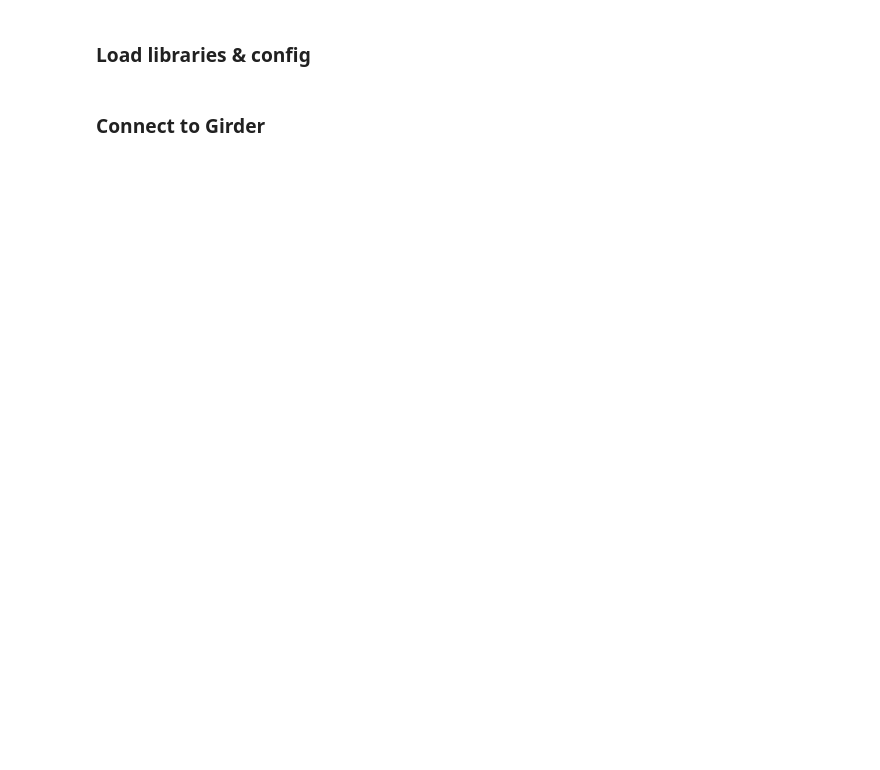
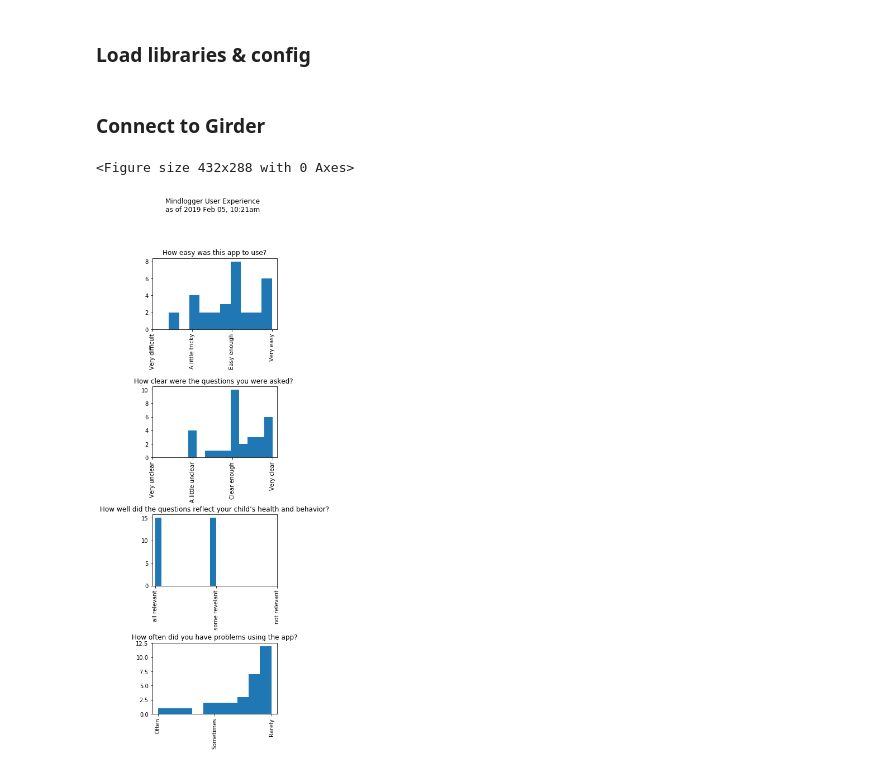
Before and after one commit to ChildMindInstitute/mindlogger-backend, a Jupyter notebook: UserFeedback.ipynb, the cells around one changed output. Drawn from its saved outputs; the diff is of its cells as text; code cells hidden in the pictures; blank space fills up the shorter version.

```diff
--- a/UserFeedback.ipynb
+++ b/UserFeedback.ipynb
@@ -86,10 +86,10 @@ user_responses = {}
 for item in ux_items:
     user_responses[item['_id']] = []
     for res in item['meta']['responses']:
-        if 'data' in res:
+        if res and 'data' in res:
             user_responses[item['_id']].append({
                 "question": res['text'],
-                "response": res['data']['survey'] if res['data']['type']=='slider' else res['data']['survey'][0]
+                "response": res['data']['survey'] if 'type' in res['data'] and res['data']['type']=='slider' else res['data']['survey'][0] if type(res['data']['survey'])==list else res['data']['survey']
             })
 responses = [user_responses[k] for k in user_responses if len(user_responses[k])]
 del user_responses
@@ -103,25 +103,29 @@ for response in responses:
 # %%
 plt.figure()
 fig, axes = plt.subplots(nrows=4, ncols=1, figsize=(4,15))
 for i, question in enumerate(plot_data):
     axes[i].hist(plot_data[question])
     axes[i].set_title(question)
     if min(plot_data[question]) >= 1:
         axes[i].set_xticks(np.arange(1, len(questions[question]) + 1))
     else:
         axes[i].set_xticks(np.arange(0, len(questions[question])))
     axes[i].set_xticklabels([questions[question][k] for k in questions[question]] if question != "How well did the questions reflect your child’s health and behavior?" else ["all relevant", "some revelant", "not relevant"])
     for tick in axes[i].get_xticklabels():
         tick.set_rotation(90)
 fig.subplots_adjust(hspace=0.8)
 fig.suptitle(
     "Mindlogger User Experience\nas of {}".format(
         datetime.now().strftime("%Y %b %d, %I:%M%P")
     )
 )
 plt.savefig(
     "reports/ux-{}.png".format(
         datetime.now().strftime("%Y-%m-%d-%H-%M")
     ),
-    dpi=150
+    dpi=150,
+    bbox_inches='tight'
 )
+# %% [output]
+<Figure size 432x288 with 0 Axes>
+[figure, added]
```
Also changed, not shown: 2 other files.
